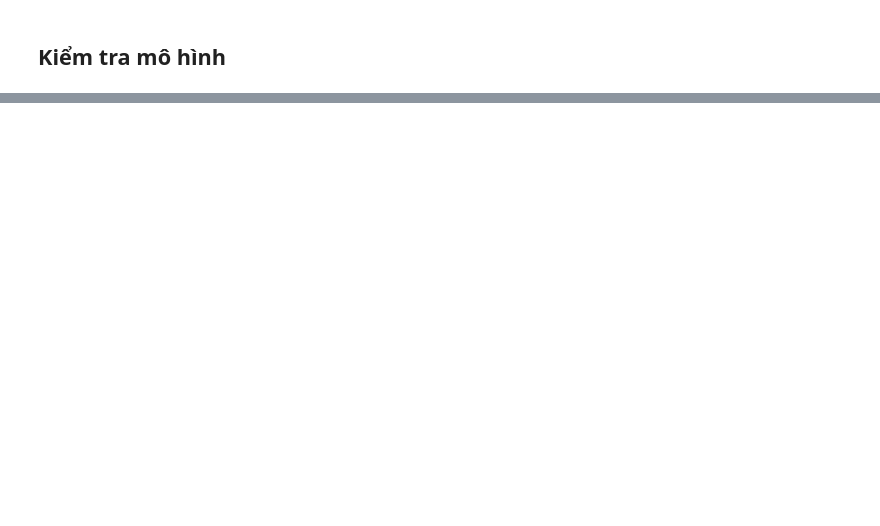
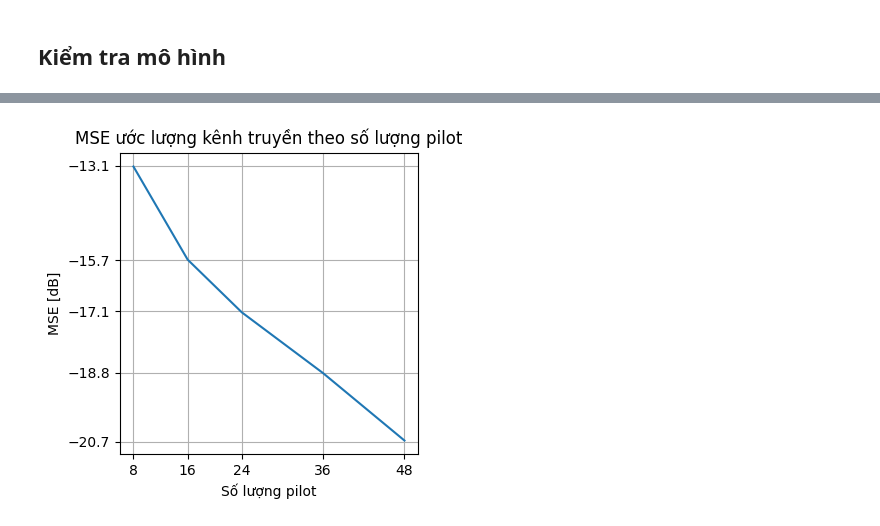
Before and after one commit to pkhanh1103/proj_wc, a Jupyter notebook: main.ipynb, the cells around one changed output, grey strips where cells are left out. Saved outputs shown, nothing was run; the diff lists cells and outputs as text; code cells hidden in the pictures; blank space fills up the shorter version.

```diff
--- a/main.ipynb
+++ b/main.ipynb
@@ -206,0 +455,25 @@ srcnn_pred_validation = SRCNN_predict(val_data, channel_model, n_pilots, snr)
+# %%
+import models, importlib
+importlib.reload(models)
+
+channel_model  = "VehA"
+snr            = 12
+n_samples      = 10000
+n_subs         = 72
+n_slots        = 14
+
+perf_n_pilots   = []
+perf_mse        = []
+
+# for n_pilots in [8]:
+for n_pilots in [8, 16, 24, 36, 48]:
+    path = "data/Validation_%s_%d_%d_%d.mat" % (channel_model, n_pilots, snr, n_samples)
+    val_data = loadmat(path)['val_data']
+    val_label = loadmat(path)['val_label']
+
+    val_pred = models.SRCNN_predict(val_data, channel_model, n_pilots, snr, n_samples)
+    mse = np.mean((val_pred - val_label)**2)
+    mse_dB = 10*np.log10(mse)
+
+    perf_n_pilots.append(n_pilots)
+    perf_mse.append(mse_dB)
@@ -206,0 +486,15 @@ srcnn_pred_validation = SRCNN_predict(val_data, channel_model, n_pilots, snr)
+# %%
+fig, ax = plt.subplots(figsize=(4,4))
+
+ax.plot(perf_n_pilots, perf_mse)
+ax.set_title('MSE ước lượng kênh truyền theo số lượng pilot')
+ax.set_xticks(perf_n_pilots)
+ax.set_yticks(np.round(perf_mse, 1))
+ax.set_xlabel('Số lượng pilot')
+ax.set_ylabel('MSE [dB]')
+ax.grid()
+
+plt.tight_layout()
+plt.show()
+# %% [output]
+[figure, added]
```
Also changed, not shown: parts of 23 cells of this notebook, 17 other files.
